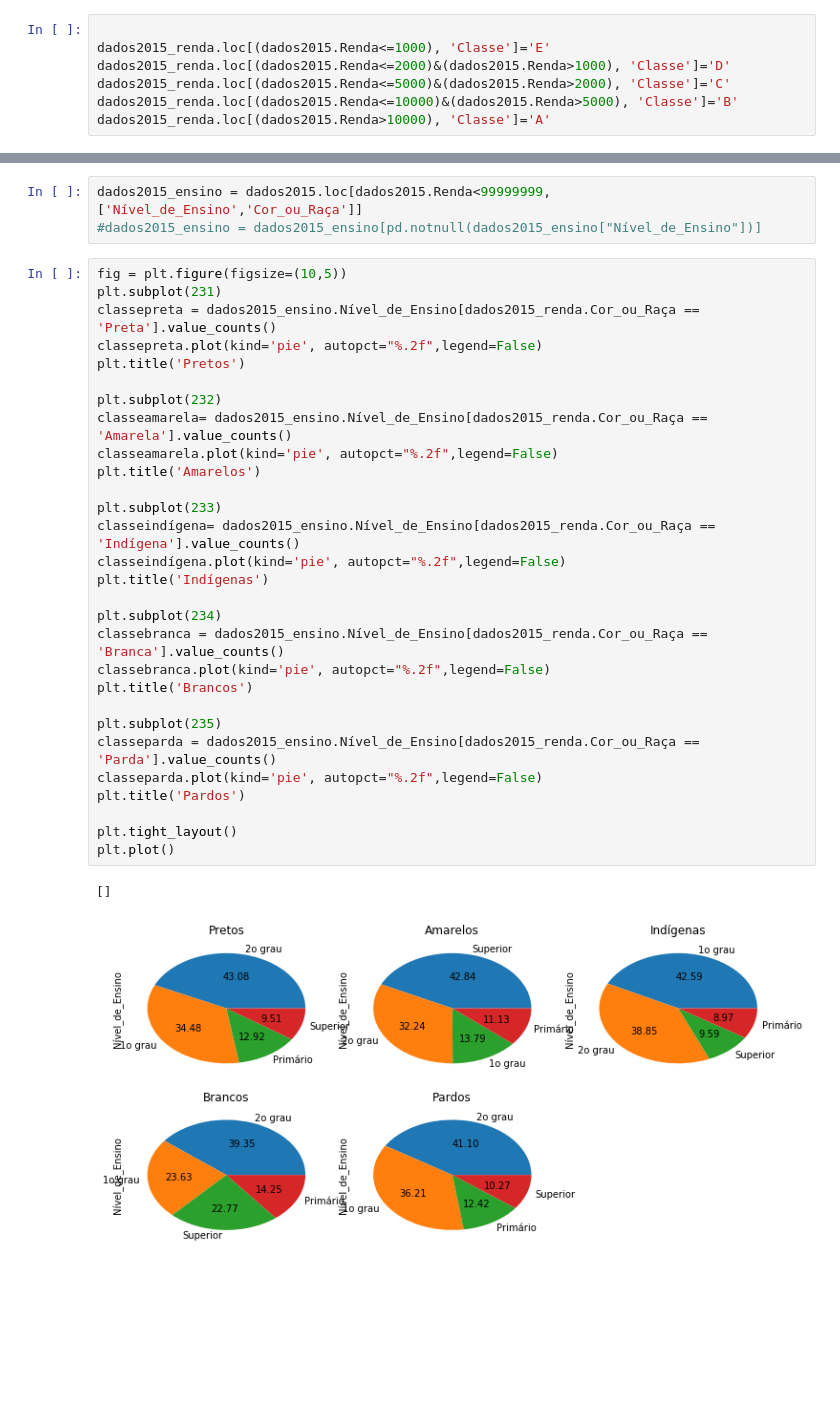
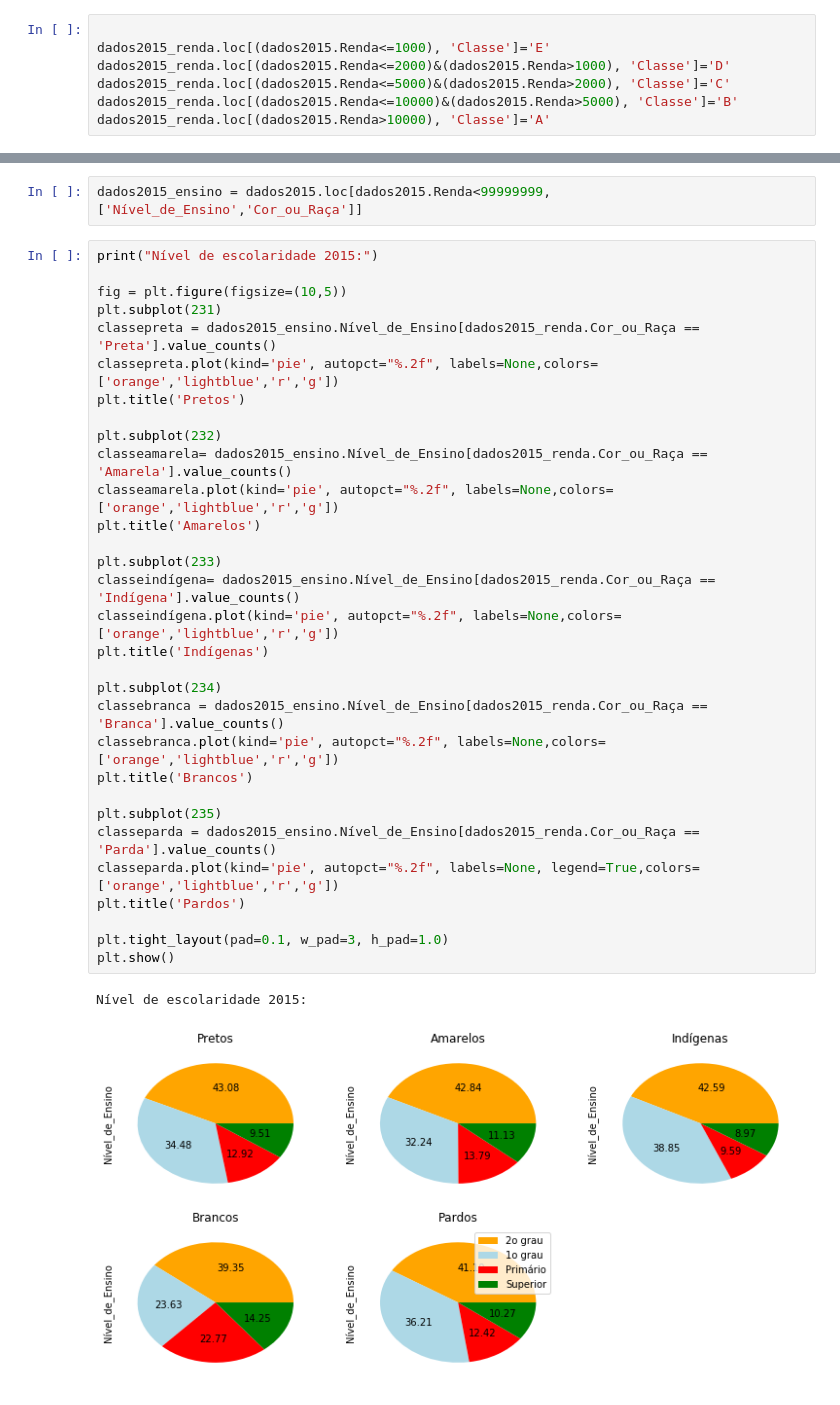
Before and after one commit to vinihsu/Ci-ncia-dos-Dados-DP, a Jupyter notebook: Projeto 1-checkpoint.ipynb, the cells around one changed output, grey strips where cells are left out. Drawn from its saved outputs; the diff is of its cells as text; blank space fills up the shorter version.

```diff
--- a/Projeto 1-checkpoint.ipynb
+++ b/Projeto 1-checkpoint.ipynb
@@ -212,35 +397,36 @@ Text(0.5,1,'Pardos')
 # %%
 dados2015_ensino = dados2015.loc[dados2015.Renda<99999999,['Nível_de_Ensino','Cor_ou_Raça']]
-#dados2015_ensino = dados2015_ensino[pd.notnull(dados2015_ensino["Nível_de_Ensino"])]
 # %%
+print("Nível de escolaridade 2015:")
+
 fig = plt.figure(figsize=(10,5))
 plt.subplot(231)
 classepreta = dados2015_ensino.Nível_de_Ensino[dados2015_renda.Cor_ou_Raça == 'Preta'].value_counts()
-classepreta.plot(kind='pie', autopct="%.2f",legend=False)
+classepreta.plot(kind='pie', autopct="%.2f", labels=None,colors=['orange','lightblue','r','g'])
 plt.title('Pretos')
 
 plt.subplot(232)
 classeamarela= dados2015_ensino.Nível_de_Ensino[dados2015_renda.Cor_ou_Raça == 'Amarela'].value_counts()
-classeamarela.plot(kind='pie', autopct="%.2f",legend=False)
+classeamarela.plot(kind='pie', autopct="%.2f", labels=None,colors=['orange','lightblue','r','g'])
 plt.title('Amarelos')
 
 plt.subplot(233)
 classeindígena= dados2015_ensino.Nível_de_Ensino[dados2015_renda.Cor_ou_Raça == 'Indígena'].value_counts()
-classeindígena.plot(kind='pie', autopct="%.2f",legend=False)
+classeindígena.plot(kind='pie', autopct="%.2f", labels=None,colors=['orange','lightblue','r','g'])
 plt.title('Indígenas')
 
 plt.subplot(234)
 classebranca = dados2015_ensino.Nível_de_Ensino[dados2015_renda.Cor_ou_Raça == 'Branca'].value_counts()
-classebranca.plot(kind='pie', autopct="%.2f",legend=False)
+classebranca.plot(kind='pie', autopct="%.2f", labels=None,colors=['orange','lightblue','r','g'])
 plt.title('Brancos')
 
 plt.subplot(235)
 classeparda = dados2015_ensino.Nível_de_Ensino[dados2015_renda.Cor_ou_Raça == 'Parda'].value_counts()
-classeparda.plot(kind='pie', autopct="%.2f",legend=False)
+classeparda.plot(kind='pie', autopct="%.2f", labels=None, legend=True,colors=['orange','lightblue','r','g'])
 plt.title('Pardos')
 
-plt.tight_layout()
-plt.plot()
+plt.tight_layout(pad=0.1, w_pad=3, h_pad=1.0)
+plt.show()
 # %% [output]
-[]
+Nível de escolaridade 2015:
-[figure, old version]
+[figure, new version]
```
Also changed, not shown: parts of 29 cells of this notebook.
